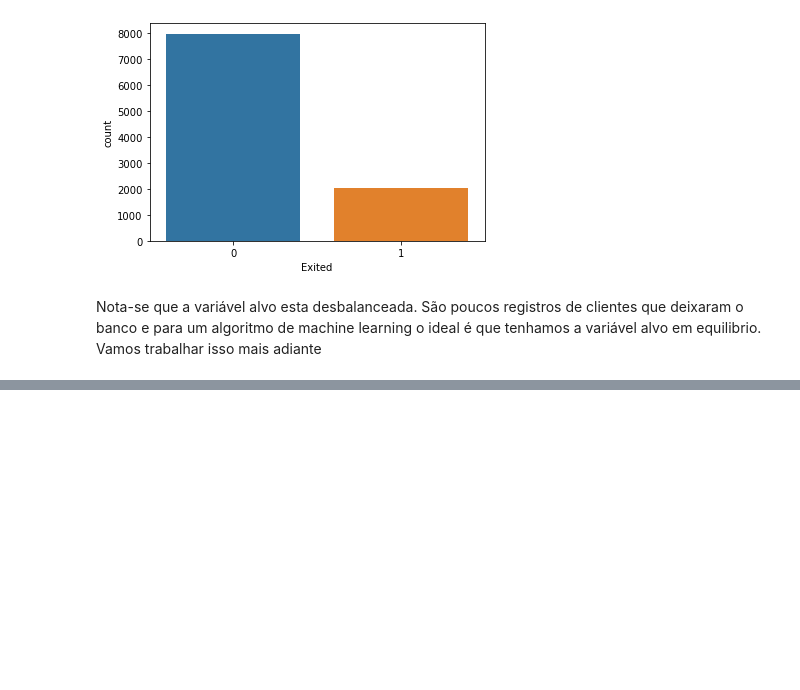
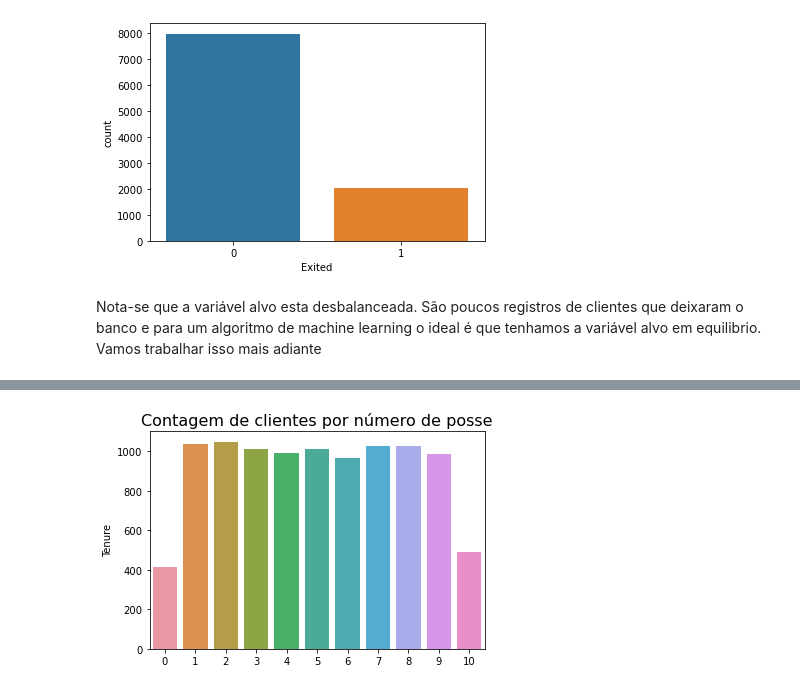
Before and after one commit to Eduu1/Portf-lio-Data-Science, a Jupyter notebook: Projeto_Bank_Customer_churn/Notebook_Projeto.ipynb, the cells around one changed output, grey strips where cells are left out. Cells and saved outputs as stored; diff of their text form; code cells hidden in the pictures; blank space fills up the shorter version.

```diff
--- a/Projeto_Bank_Customer_churn/Notebook_Projeto.ipynb
+++ b/Projeto_Bank_Customer_churn/Notebook_Projeto.ipynb
@@ -105,3 +105,6 @@ plt.show()
 [figure]
 # %% [markdown]
 Nota-se que a variável alvo esta desbalanceada. São poucos registros de clientes que deixaram o banco e para um algoritmo de machine learning o ideal é que tenhamos a variável alvo em equilibrio. Vamos trabalhar isso mais adiante
+# %%
+Tenure = dataset['Tenure'].sort_values().unique()
+Tenure
@@ -107,0 +113,3 @@ Nota-se que a variável alvo esta desbalanceada. São poucos registros de client
+# %%
+count_tenure = dataset['Tenure'].value_counts()
+count_tenure
@@ -107,0 +129,6 @@ Nota-se que a variável alvo esta desbalanceada. São poucos registros de client
+# %%
+sns.barplot(x = Tenure, y = count_tenure.sort_index(), data = dataset)
+plt.title('Contagem de clientes por número de posse', fontdict={'size':'16'})
+plt.show()
+# %% [output]
+[figure, added]
```
Also changed, not shown: parts of 2 cells of this notebook.
